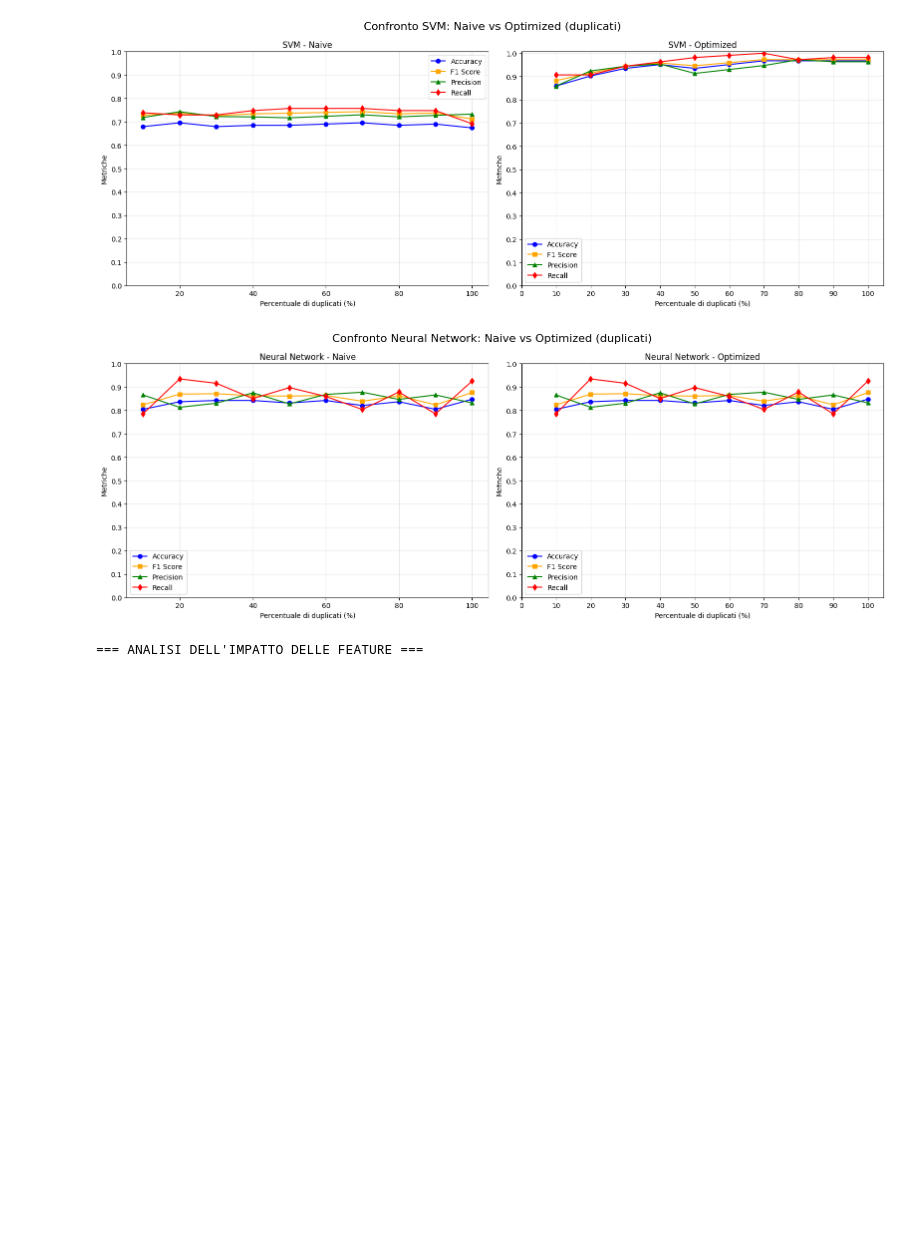
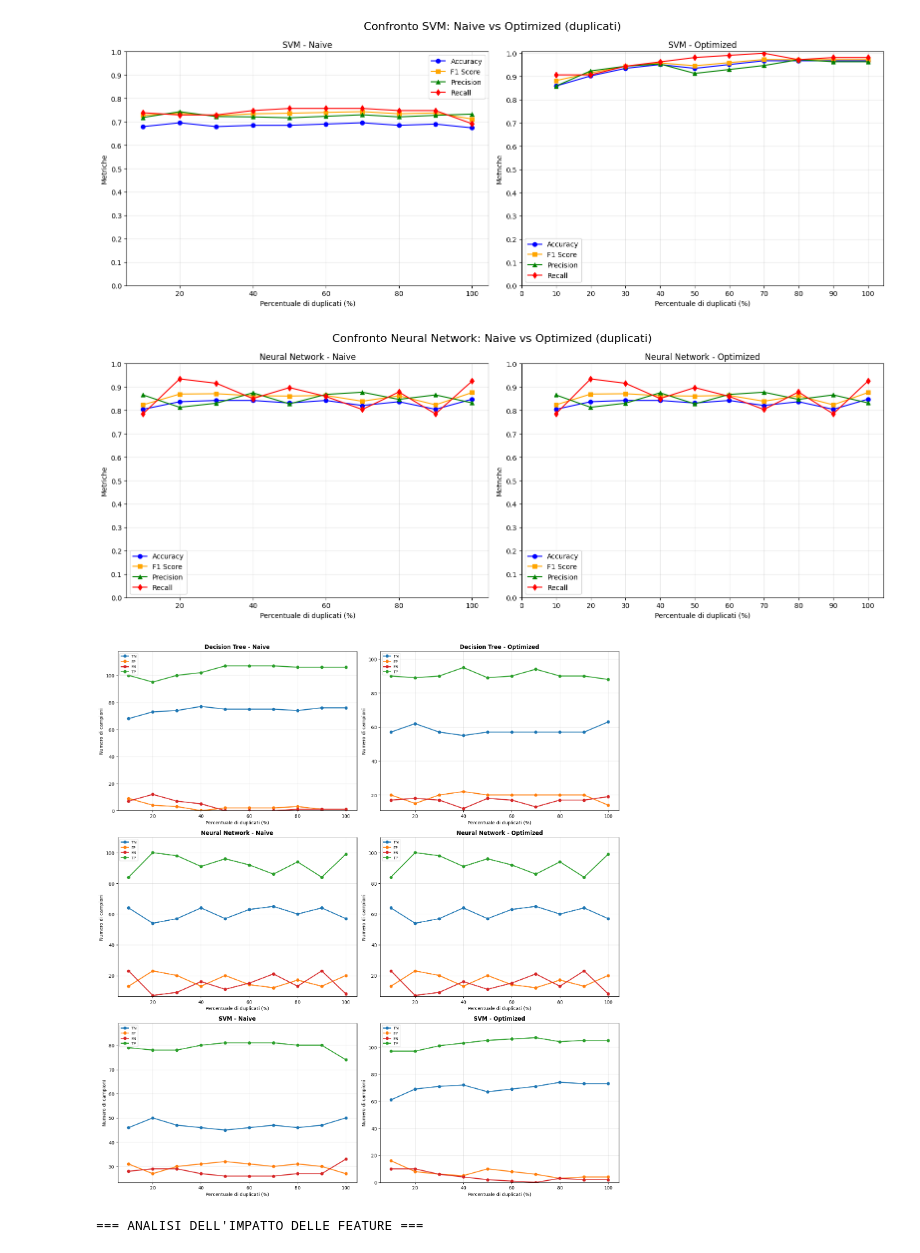
Before and after one commit to andreaspagnolo/architetture_dati, a Jupyter notebook: duplicate_values.ipynb, the cells around one changed output. Cells and saved outputs as stored; diff of their text form; code cells hidden in the pictures; blank space fills up the shorter version.

Commit message:
add grand trhuth table plots in all files

```diff
--- a/duplicate_values.ipynb
+++ b/duplicate_values.ipynb
@@ -645,6 +665,88 @@ plot_naive_vs_optimized_duplicates('Neural Network', duplicated_dfs, df)
 [figure]
 [figure]
 [figure]
+# %%
+def plot_confusion_matrix_grid(confusion_matrix_values, duplicated_dfs=None):
+    """
+    Crea una griglia di grafici 2 colonne x N righe (Naive | Optimized per modello)
+
+    Parameters:
+    -----------
+    confusion_matrix_values : dict
+        Dizionario con i valori delle confusion matrix
+    contamination_history : list, optional
+        Storia della contaminazione con step e actual_rate (default: usa step numerici)
+    """
+
+    # Estrai tutti i modelli unici (DT, SVM, NN)
+    models = sorted(set(key.split(' - ')[0] for key in confusion_matrix_values.keys()))
+
+    # Setup subplot: 2 colonne (Naive, Optimized), righe = numero modelli
+    fig, axes = plt.subplots(len(models), 2, figsize=(16, 17))
+
+    # Se c'è solo un modello, axes diventa 1D → forzo 2D
+    if len(models) == 1:
+        axes = [axes]
+
+    colors = {
+        'TN': '#1f77b4',  # blu
+        'FP': '#ff7f0e',  # arancione
+        'FN': '#d62728',  # rosso
+        'TP': '#2ca02c'   # verde
+    }
+
+    for model_idx, model in enumerate(models):
+        for col_idx, approach in enumerate(["Naive", "Optimized"]):
+            ax = axes[model_idx][col_idx]
+
+            # Trova la chiave corretta (es: "Decision Tree - Naive")
+            model_key = f"{model} - {approach}"
+            if model_key not in confusion_matrix_values:
+                continue
+
+            # Estrai gli step
+            steps = sorted(confusion_matrix_values[model_key].keys())
+
+            nsteps = len(duplicated_dfs) if duplicated_dfs is not None else (max(steps) + 1)
+            x_values = [((s+1) / nsteps) * 100 for s in steps]
+            x_label = "Percentuale di duplicati (%)"
+
+            # Estrai valori TN, FP, FN, TP
+            metrics_data = {
+                'TN': [confusion_matrix_values[model_key][step]['TN'] for step in steps],
+                'FP': [confusion_matrix_values[model_key][step]['FP'] for step in steps],
+                'FN': [confusion_matrix_values[model_key][step]['FN'] for step in steps],
+                'TP': [confusion_matrix_values[model_key][step]['TP'] for step in steps]
+            }
+
+            # Plot linee
+            for metric in ['TN', 'FP', 'FN', 'TP']:
+                ax.plot(x_values, metrics_data[metric],
+                        color=colors[metric],
+                        marker='o',
+                        linestyle='-',
+                        label=metric,
+                        linewidth=2,
+                        markersize=6)
+
+            # Personalizza subplot
+            ax.set_title(f"{model} - {approach}", fontsize=12, fontweight='bold')
+            ax.set_xlabel(x_label, fontsize=10)
+            ax.set_ylabel("Numero di campioni", fontsize=10)
+            ax.grid(True, alpha=0.3)
+            ax.legend(fontsize=8, loc='upper left')
+
+            # Limiti Y dinamici
+            all_values = [v for metric in metrics_data.values() for v in metric]
+            ax.set_ylim(min(all_values) * 0.9, max(all_values) * 1.1)
+
+    plt.tight_layout()
+    plt.show()
+
+# Usa la funzione corretta
+plot_confusion_matrix_grid(confusion_matrix_values, duplicated_dfs)
+# %% [output]
+[figure, added]
 # %%
 # %%
 # ANALISI AGGIUNTIVE PER IL PROGETTO MISSING VALUES
```
Also changed, not shown: parts of 2 cells of this notebook, 2 other files.
